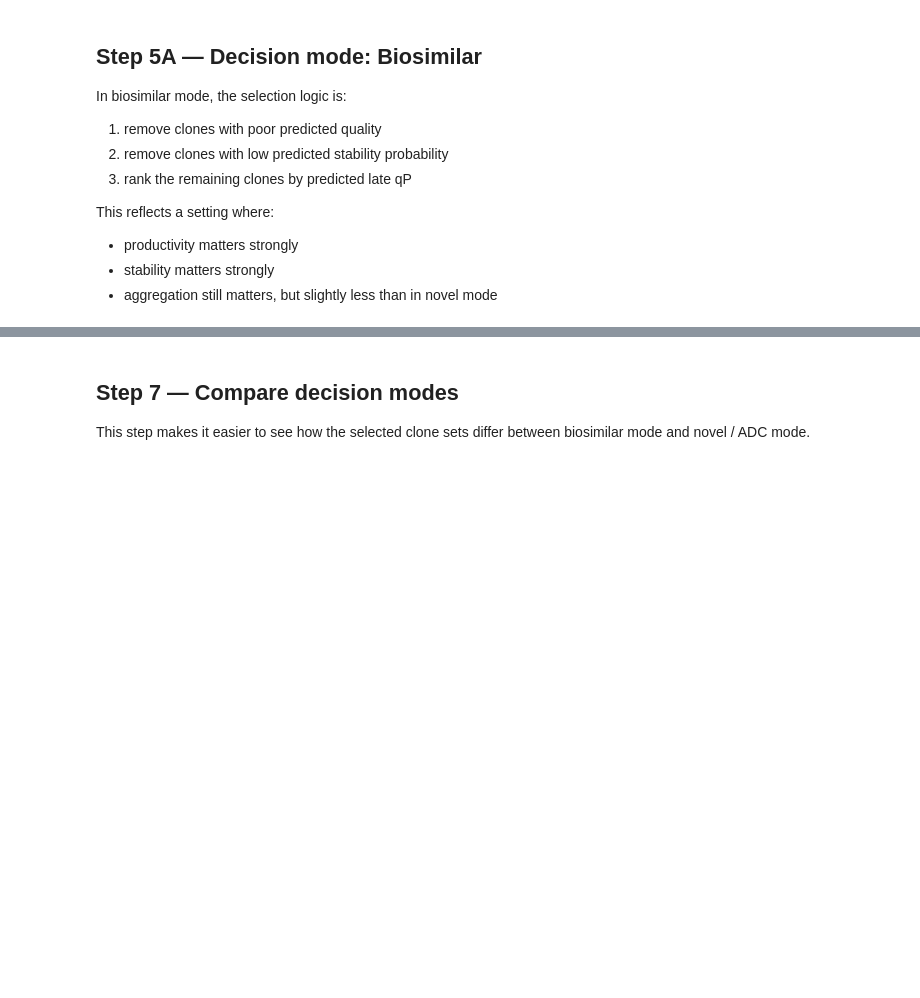
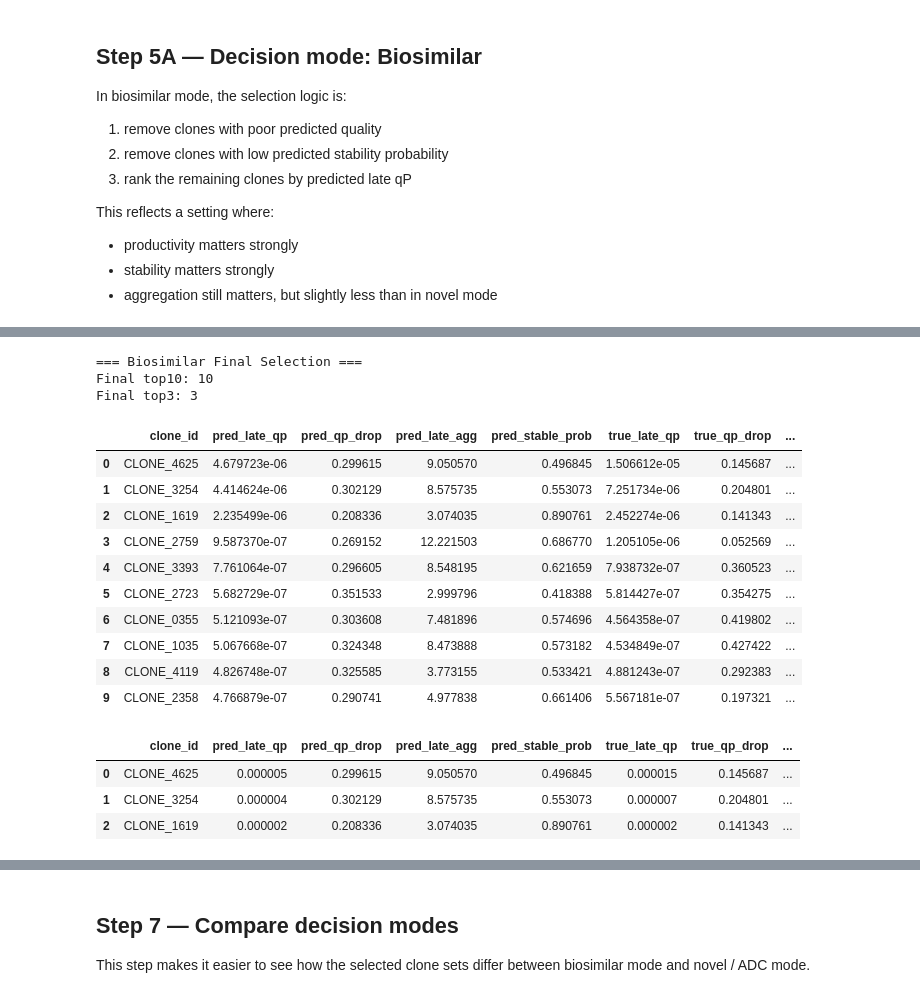
Before and after one commit to Sanghee-L/CLD_ML_PIPELINE, a Jupyter notebook: notebooks/04b_predicted_late_selection.ipynb, the cells around one changed output, grey strips where cells are left out. Cells and saved outputs as stored; diff of their text form; code cells hidden in the pictures; blank space fills up the shorter version.

```diff
--- a/notebooks/04b_predicted_late_selection.ipynb
+++ b/notebooks/04b_predicted_late_selection.ipynb
@@ -324,0 +378,51 @@ pd.DataFrame([novel_eval])
+# %%
+# --------------------------------------------------
+# Final selection from Stage 2 pool
+# --------------------------------------------------
+
+FINAL_TOP_N = TOP_N      # usually 10
+FINAL_TOP3 = TOP_STAGE2  # usually 3
+
+final_pool = pd.concat([stage2_pass, stage2_rescue], ignore_index=True)
+final_pool = final_pool.sort_values(
+    ["pred_late_qp", "pred_stable_prob"],
+    ascending=[False, False]
+).copy()
+
+bio_top10 = final_pool.head(FINAL_TOP_N).copy()
+bio_top3 = final_pool.head(FINAL_TOP3).copy()
+
+print("=== Biosimilar Final Selection ===")
+print("Final top10:", len(bio_top10))
+print("Final top3:", len(bio_top3))
+
+display(bio_top10[[
+    "clone_id",
+    "pred_late_qp", "pred_qp_drop", "pred_late_agg", "pred_stable_prob",
+    "true_late_qp", "true_qp_drop", "true_late_agg", "true_stable_label"
+] + [c for c in ["pred_super_prob", "pred_aggr_prob"] if c in bio_top10.columns]])
+
+display(bio_top3[[
+    "clone_id",
+    "pred_late_qp", "pred_qp_drop", "pred_late_agg", "pred_stable_prob",
+    "true_late_qp", "true_qp_drop", "true_late_agg", "true_stable_label"
+] + [c for c in ["pred_super_prob", "pred_aggr_prob"] if c in bio_top3.columns]])
+# %% [output]
+=== Biosimilar Final Selection ===
+Final top10: 10
+Final top3: 3
+|  | clone_id | pred_late_qp | pred_qp_drop | pred_late_agg | pred_stable_prob | true_late_qp | true_qp_drop | ... |
+| 0 | CLONE_4625 | 4.679723e-06 | 0.299615 | 9.050570 | 0.496845 | 1.506612e-05 | 0.145687 | ... |
+| 1 | CLONE_3254 | 4.414624e-06 | 0.302129 | 8.575735 | 0.553073 | 7.251734e-06 | 0.204801 | ... |
+| 2 | CLONE_1619 | 2.235499e-06 | 0.208336 | 3.074035 | 0.890761 | 2.452274e-06 | 0.141343 | ... |
+| 3 | CLONE_2759 | 9.587370e-07 | 0.269152 | 12.221503 | 0.686770 | 1.205105e-06 | 0.052569 | ... |
+| 4 | CLONE_3393 | 7.761064e-07 | 0.296605 | 8.548195 | 0.621659 | 7.938732e-07 | 0.360523 | ... |
+| 5 | CLONE_2723 | 5.682729e-07 | 0.351533 | 2.999796 | 0.418388 | 5.814427e-07 | 0.354275 | ... |
+| 6 | CLONE_0355 | 5.121093e-07 | 0.303608 | 7.481896 | 0.574696 | 4.564358e-07 | 0.419802 | ... |
+| 7 | CLONE_1035 | 5.067668e-07 | 0.324348 | 8.473888 | 0.573182 | 4.534849e-07 | 0.427422 | ... |
+| 8 | CLONE_4119 | 4.826748e-07 | 0.325585 | 3.773155 | 0.533421 | 4.881243e-07 | 0.292383 | ... |
+| 9 | CLONE_2358 | 4.766879e-07 | 0.290741 | 4.977838 | 0.661406 | 5.567181e-07 | 0.197321 | ... |
+|  | clone_id | pred_late_qp | pred_qp_drop | pred_late_agg | pred_stable_prob | true_late_qp | true_qp_drop | ... |
+| 0 | CLONE_4625 | 0.000005 | 0.299615 | 9.050570 | 0.496845 | 0.000015 | 0.145687 | ... |
+| 1 | CLONE_3254 | 0.000004 | 0.302129 | 8.575735 | 0.553073 | 0.000007 | 0.204801 | ... |
+| 2 | CLONE_1619 | 0.000002 | 0.208336 | 3.074035 | 0.890761 | 0.000002 | 0.141343 | ... |
```
Also changed, not shown: parts of 22 cells of this notebook.
